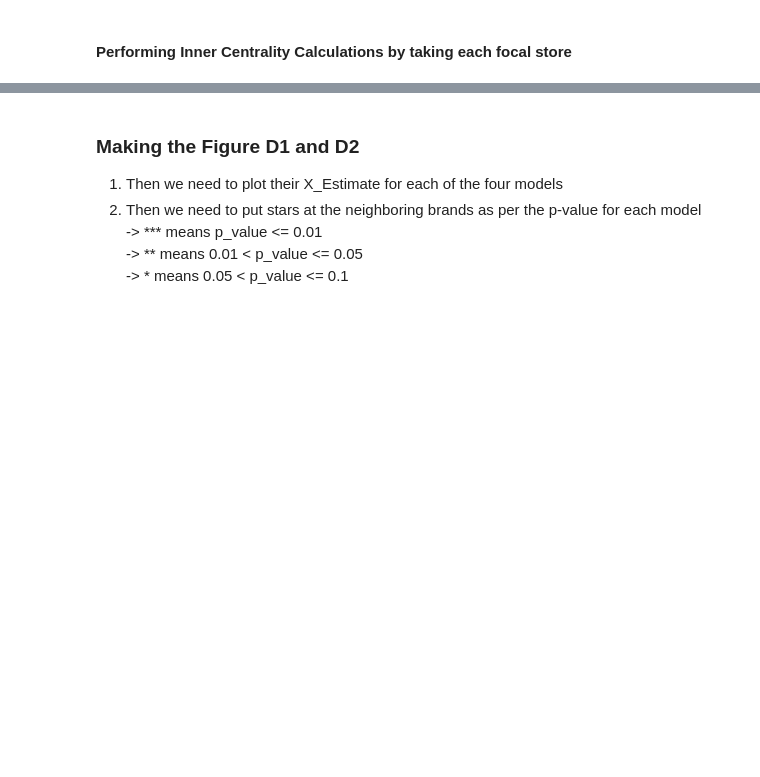
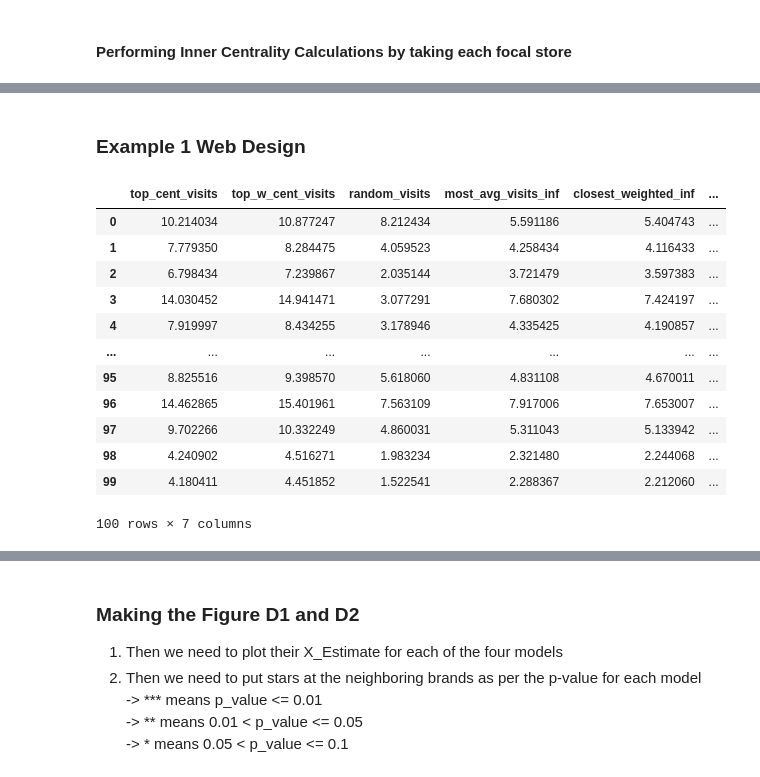
Before and after one commit to embedded-robotics/local-business-network, a Jupyter notebook: part3_visuals_tables/visuals_tables.ipynb, the cells around one changed output, grey strips where cells are left out. Cells and saved outputs as stored; diff of their text form; code cells hidden in the pictures; blank space fills up the shorter version.

```diff
--- a/part3_visuals_tables/visuals_tables.ipynb
+++ b/part3_visuals_tables/visuals_tables.ipynb
@@ -405,0 +435,50 @@ focal_lon = temp['Foc_lon'].values[0]
+# %% [markdown]
+### Example 1 Web Design
+# %%
+k = 7
+top_selected_w = neib_centrality.sort_values('weighted_influence', ascending =False)[:k]['Neib_Brand'].values
+top_selected = neib_centrality.sort_values('influence', ascending =False)[:k]['Neib_Brand'].values
+most_avg_visits = ranked_dic.sort_values('avg_visits', ascending =False).index[:k].values
+closest_distance = ranked_dic.sort_values('distance', ascending = True).index[:k].values
+closest_weighted = ranked_dic.sort_values('weighted_visits', ascending =False).index[:k].values
+num_inf = ranked_dic.sort_values('num_inf', ascending = False).index[:k].values
+num_inf_visits = ranked_dic.sort_values('num_inf_visits', ascending =False).index[:k].values
+
+visits_rage = [0.0109, 0.0509] # mean is 3.09 #https://martech.org/report-cost-to-drive-store-visits-varies-widely-by-category-mobile-most-efficient-channel/
+exmple_1_web_design = []
+
+
+def compute_visits(selected, current_visits_rate):
+    sub_g = visits_all_business_pure[visits_all_business_pure.Neib_Brand.isin(list(selected))]
+    return sub_g.num_inf_visits.sum() * current_visits_rate
+
+for rand in range(100):
+    current_visits_rate = random.uniform(visits_rage[0], visits_rage[1])
+    top_cent_visits = compute_visits(top_selected, current_visits_rate)
+    top_w_cent_visits = compute_visits(top_selected_w, current_visits_rate)
+    random_selected = random.choices(visits_all_business_pure.Neib_Brand.unique(), k = k)
+    random_visits = compute_visits(random_selected, current_visits_rate)
+    most_avg_visits_inf = compute_visits(most_avg_visits, current_visits_rate)
+    closest_distance_inf = compute_visits(closest_distance, current_visits_rate)
+    closest_weighted_inf =compute_visits(closest_weighted, current_visits_rate)
+    exmple_1_web_design.append([top_cent_visits, top_w_cent_visits, random_visits, most_avg_visits_inf, closest_weighted_inf, closest_distance_inf])
+
+exmple_1_web_design = pd.DataFrame(exmple_1_web_design, columns = ['top_cent_visits', 'top_w_cent_visits', 'random_visits', 'most_avg_visits_inf', 'closest_weighted_inf', "closest_distance_inf"])
+
+exmple_1_web_design.mean()
+exmple_1_web_design['type'] = 'example_1_web_design'
+exmple_1_web_design
+# %% [output]
+|  | top_cent_visits | top_w_cent_visits | random_visits | most_avg_visits_inf | closest_weighted_inf | ... |
+| 0 | 10.214034 | 10.877247 | 8.212434 | 5.591186 | 5.404743 | ... |
+| 1 | 7.779350 | 8.284475 | 4.059523 | 4.258434 | 4.116433 | ... |
+| 2 | 6.798434 | 7.239867 | 2.035144 | 3.721479 | 3.597383 | ... |
+| 3 | 14.030452 | 14.941471 | 3.077291 | 7.680302 | 7.424197 | ... |
+| 4 | 7.919997 | 8.434255 | 3.178946 | 4.335425 | 4.190857 | ... |
+| ... | ... | ... | ... | ... | ... | ... |
+| 95 | 8.825516 | 9.398570 | 5.618060 | 4.831108 | 4.670011 | ... |
+| 96 | 14.462865 | 15.401961 | 7.563109 | 7.917006 | 7.653007 | ... |
+| 97 | 9.702266 | 10.332249 | 4.860031 | 5.311043 | 5.133942 | ... |
+| 98 | 4.240902 | 4.516271 | 1.983234 | 2.321480 | 2.244068 | ... |
+| 99 | 4.180411 | 4.451852 | 1.522541 | 2.288367 | 2.212060 | ... |
+100 rows × 7 columns
```
Also changed, not shown: parts of 14 cells of this notebook.
